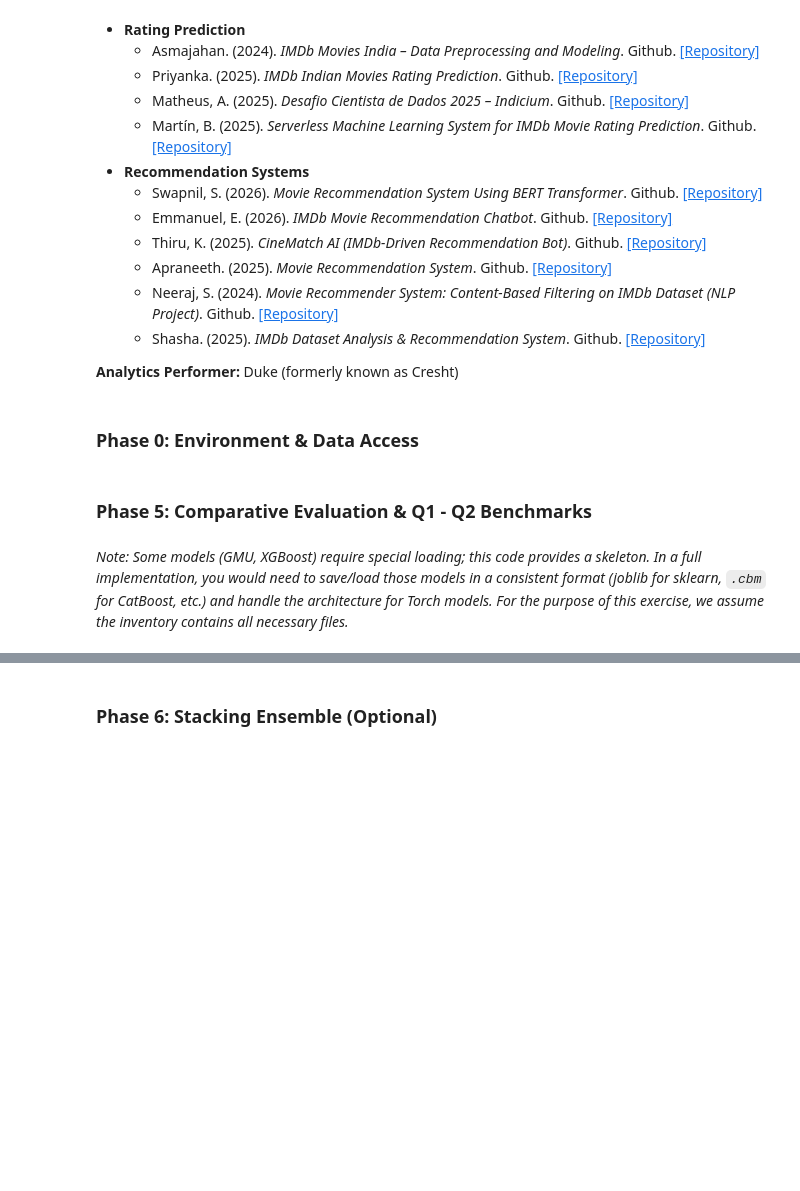
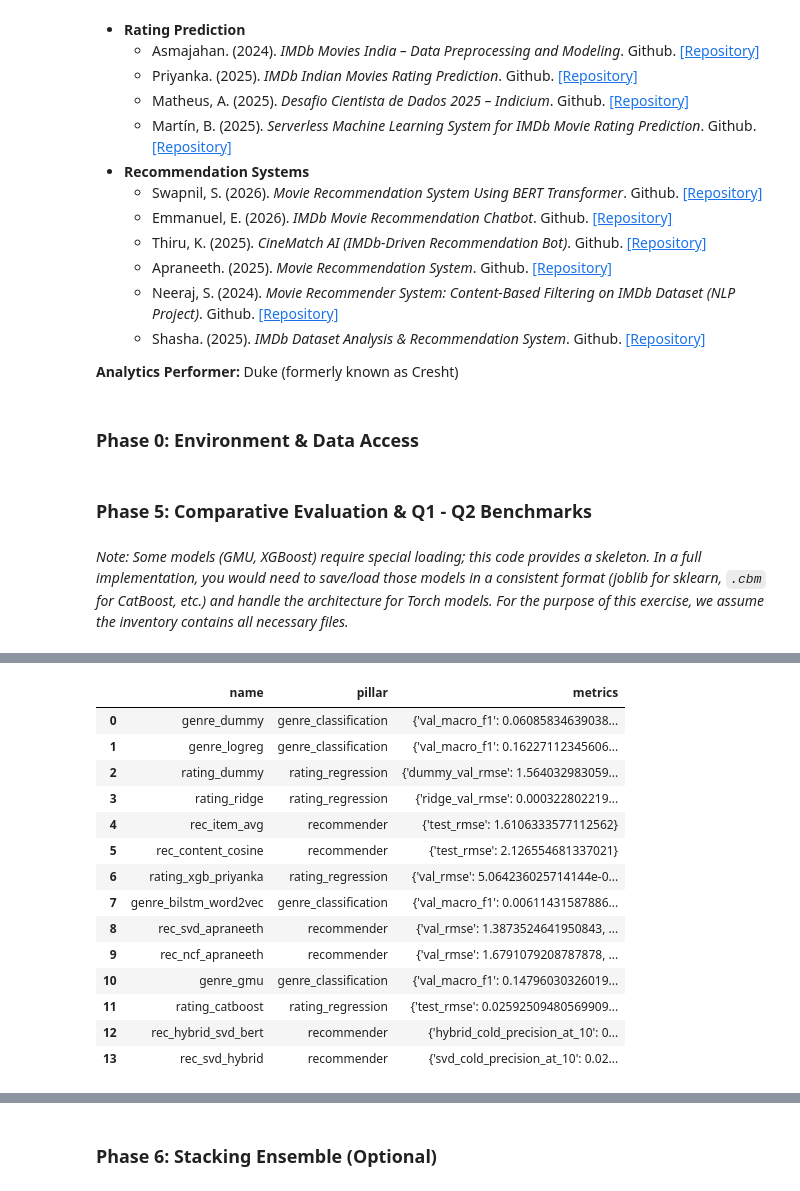
Before and after one commit to tmduc2606/elyssa-imdb, a Jupyter notebook: data-science/notebooks/phase_2_duke_manual_analytics.ipynb, the cells around one changed output, grey strips where cells are left out. Drawn from its saved outputs; the diff is of its cells as text; code cells hidden in the pictures; blank space fills up the shorter version.

```diff
--- a/data-science/notebooks/phase_2_duke_manual_analytics.ipynb
+++ b/data-science/notebooks/phase_2_duke_manual_analytics.ipynb
@@ -230,7 +230,8 @@ for entry in inventory:
     elif pillar == "rating_regression" and mtype in ["sklearn","xgboost","catboost"]:
         if mtype == "sklearn":
             model = joblib.load(file_path)
-            test_pred = model.predict(X_test_rating[:, :NUM_TAB])  # Ridge/Dummy trained on tabular only
+            X_test = X_test_rating[:, :NUM_TAB] if name == 'rating_ridge' else X_test_rating  # Ridge: tabular only; Dummy: any features
+            test_pred = model.predict(X_test)
         elif mtype == "xgboost":
             model = None
         elif mtype == "catboost":
@@ -252,3 +253,4 @@ for entry in inventory:
 logger.info("Standard metrics collected.")
 df_std = pd.DataFrame(results)
 display(df_std)
+# %% [output]
@@ -255,3 +259,18 @@ display(df_std)
+|  | name | pillar | metrics |
+| 0 | genre_dummy | genre_classification | {'val_macro_f1': 0.06085834639038... |
+| 1 | genre_logreg | genre_classification | {'val_macro_f1': 0.16227112345606... |
+| 2 | rating_dummy | rating_regression | {'dummy_val_rmse': 1.564032983059... |
+| 3 | rating_ridge | rating_regression | {'ridge_val_rmse': 0.000322802219... |
+| 4 | rec_item_avg | recommender | {'test_rmse': 1.6106333577112562} |
+| 5 | rec_content_cosine | recommender | {'test_rmse': 2.126554681337021} |
+| 6 | rating_xgb_priyanka | rating_regression | {'val_rmse': 5.064236025714144e-0... |
+| 7 | genre_bilstm_word2vec | genre_classification | {'val_macro_f1': 0.00611431587886... |
+| 8 | rec_svd_apraneeth | recommender | {'val_rmse': 1.3873524641950843, ... |
+| 9 | rec_ncf_apraneeth | recommender | {'val_rmse': 1.6791079208787878, ... |
+| 10 | genre_gmu | genre_classification | {'val_macro_f1': 0.14796030326019... |
+| 11 | rating_catboost | rating_regression | {'test_rmse': 0.02592509480569909... |
+| 12 | rec_hybrid_svd_bert | recommender | {'hybrid_cold_precision_at_10': 0... |
+| 13 | rec_svd_hybrid | recommender | {'svd_cold_precision_at_10': 0.02... |
 # %%
 # ============================================================
 # 5.2 Temporal Decay (Δ metrics between validation and test)
```
Also changed, not shown: parts of 12 cells of this notebook, 52 other files.
